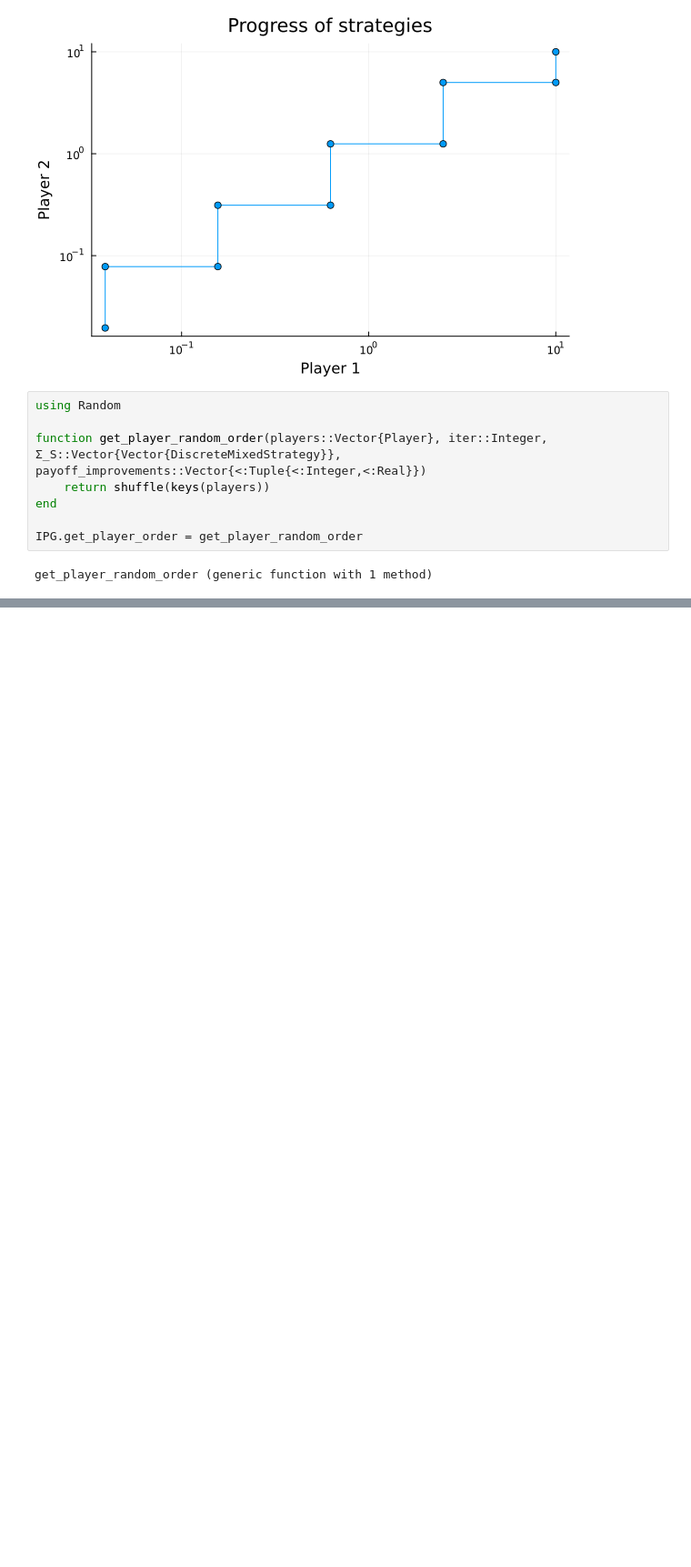
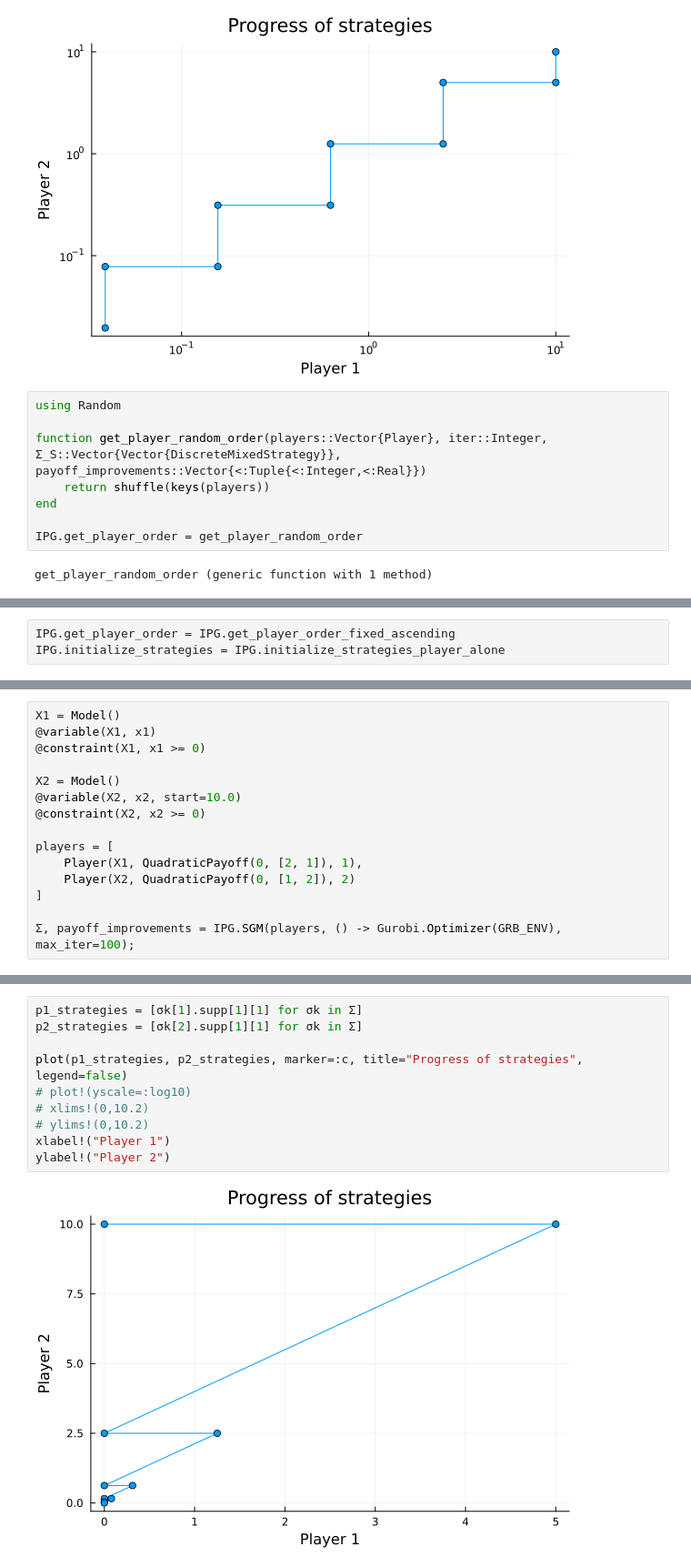
Before and after one commit to brunompacheco/IPG.jl, a Jupyter notebook: example-5.3.ipynb, the cells around one changed output, grey strips where cells are left out. Shown: that part at 91% size. Saved outputs shown, nothing was run; the diff lists cells and outputs as text; blank space fills up the shorter version.

```diff
--- a/example-5.3.ipynb
+++ b/example-5.3.ipynb
@@ -185,0 +186,3 @@ ylabel!("Player 2")
+# %%
+IPG.get_player_order = IPG.get_player_order_fixed_ascending
+IPG.initialize_strategies = IPG.initialize_strategies_player_alone
@@ -185,0 +191,15 @@ ylabel!("Player 2")
+# %%
+X1 = Model()
+@variable(X1, x1)
+@constraint(X1, x1 >= 0)
+
+X2 = Model()
+@variable(X2, x2, start=10.0)
+@constraint(X2, x2 >= 0)
+
+players = [
+    Player(X1, QuadraticPayoff(0, [2, 1]), 1),
+    Player(X2, QuadraticPayoff(0, [1, 2]), 2)
+]
+
+Σ, payoff_improvements = IPG.SGM(players, () -> Gurobi.Optimizer(GRB_ENV), max_iter=100);
@@ -185,0 +224,12 @@ ylabel!("Player 2")
+# %%
+p1_strategies = [σk[1].supp[1][1] for σk in Σ]
+p2_strategies = [σk[2].supp[1][1] for σk in Σ]
+
+plot(p1_strategies, p2_strategies, marker=:c, title="Progress of strategies", legend=false)
+# plot!(yscale=:log10)
+# xlims!(0,10.2)
+# ylims!(0,10.2)
+xlabel!("Player 1")
+ylabel!("Player 2")
+# %% [output]
+[figure, added]
```
Also changed, not shown: parts of 7 cells of this notebook, 2 other files.
